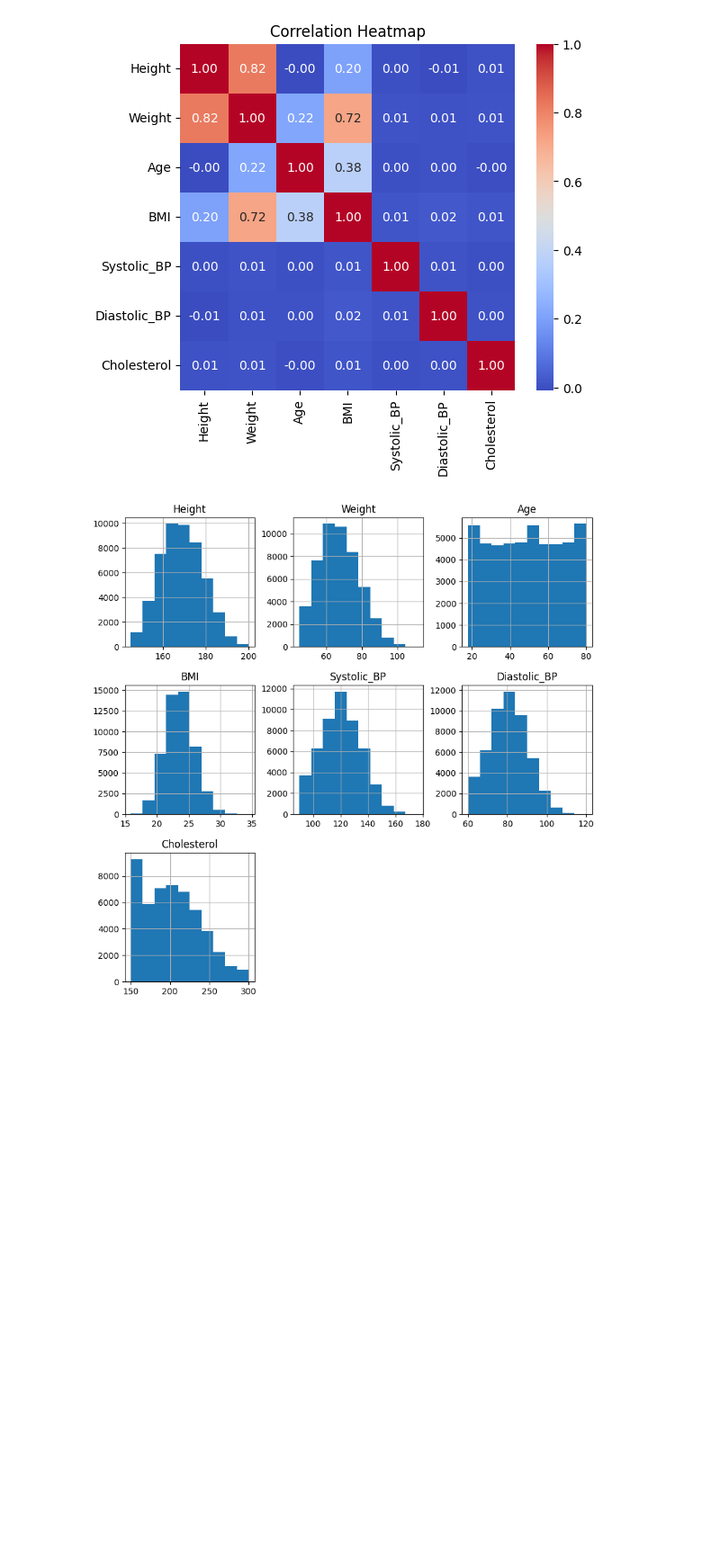
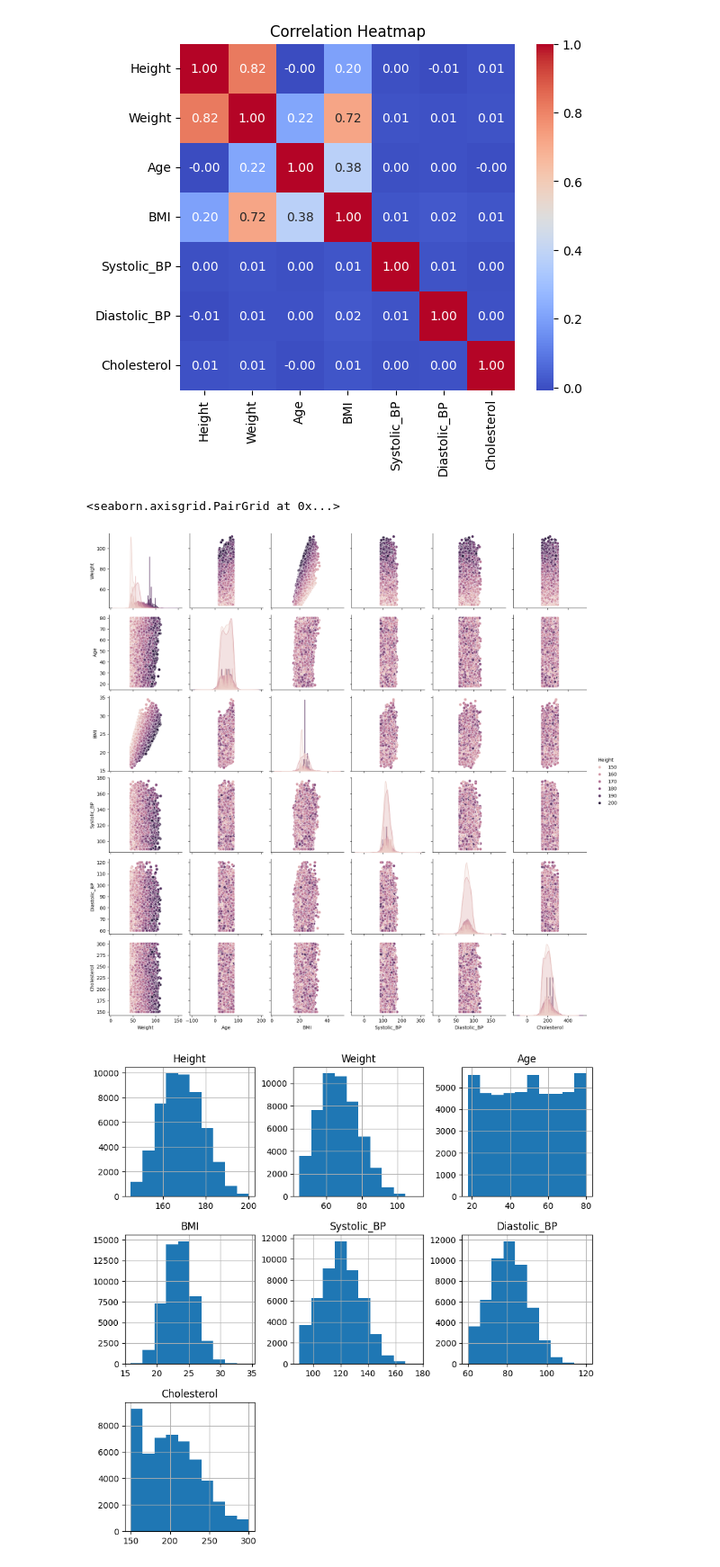
Before and after one commit to AyoAdeyemo/height_predictor, a Jupyter notebook: height_predict/height_predictor.ipynb, the cells around one changed output. Shown at 90% size. Drawn from its saved outputs; the diff is of its cells as text; code cells hidden in the pictures; blank space fills up the shorter version.

Commit message:
updated height predictor

```diff
--- a/height_predict/height_predictor.ipynb
+++ b/height_predict/height_predictor.ipynb
@@ -115,6 +123,11 @@ plt.title('Correlation Heatmap')
 plt.show()
 # %% [output]
 [figure]
+# %%
+sns.pairplot(numeric_df, hue='Height')
+# %% [output]
+<seaborn.axisgrid.PairGrid at 0x...>
+[figure, added]
 # %%
 histplot = df.hist(column = ['Height', 'Weight', 'Age', 'BMI', 'Systolic_BP', 'Diastolic_BP', 'Cholesterol'], figsize=(10,10))
 # %% [output]
```
Also changed, not shown: parts of 18 cells of this notebook, 2 other files.
